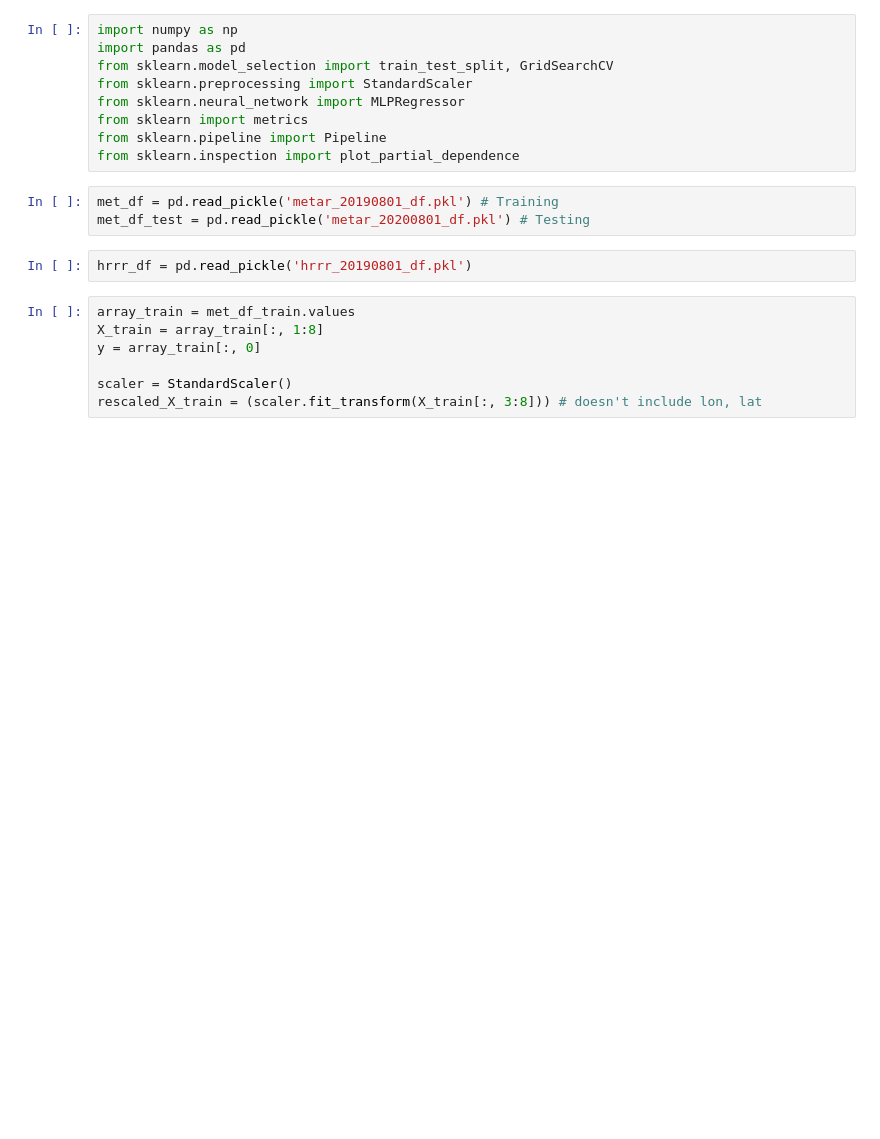
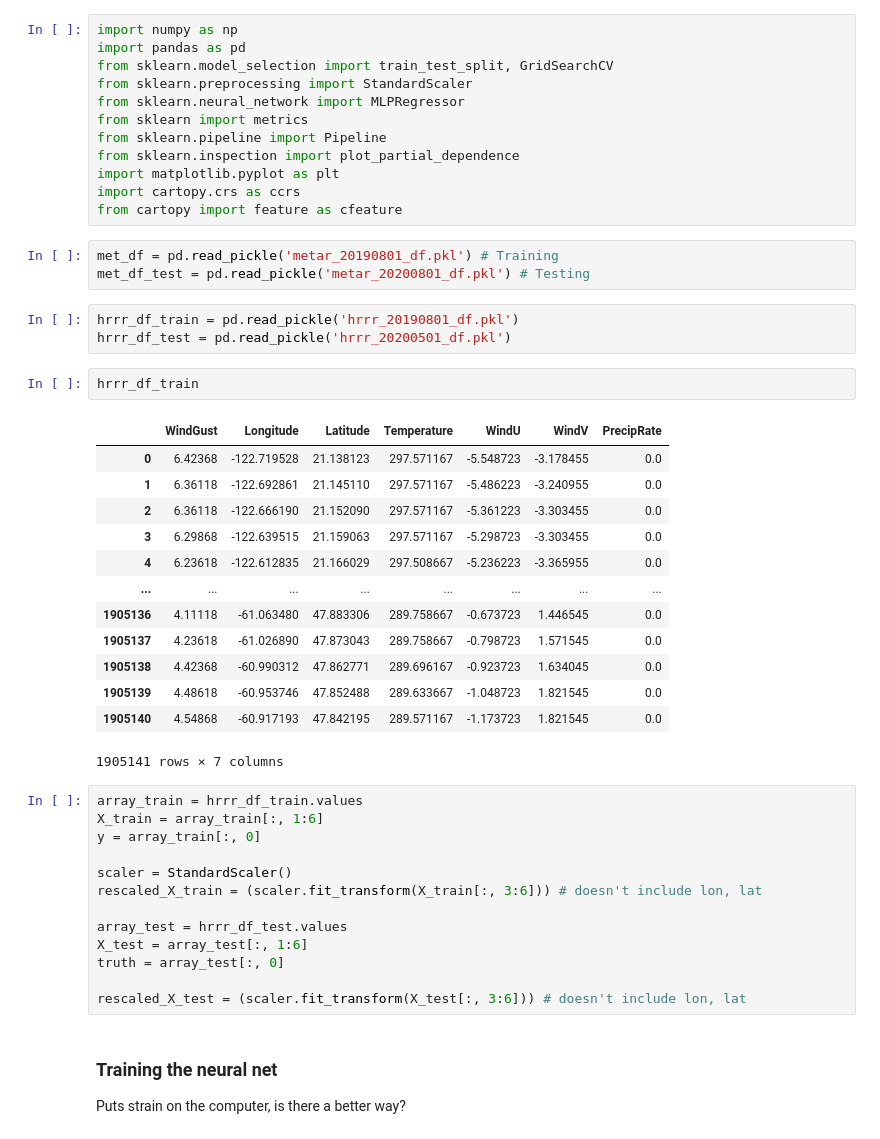
Before and after one commit to jesseturner/Wind-Gust-Predictions, a Jupyter notebook: NN_trained_hrrr.ipynb, the cells around one changed output. Drawn from its saved outputs; the diff is of its cells as text; blank space fills up the shorter version.

```diff
--- a/NN_trained_hrrr.ipynb
+++ b/NN_trained_hrrr.ipynb
@@ -7,18 +7,47 @@ from sklearn.neural_network import MLPRegressor
 from sklearn import metrics
 from sklearn.pipeline import Pipeline
 from sklearn.inspection import plot_partial_dependence
+import matplotlib.pyplot as plt
+import cartopy.crs as ccrs
+from cartopy import feature as cfeature
 # %%
 met_df = pd.read_pickle('metar_20190801_df.pkl') # Training
 met_df_test = pd.read_pickle('metar_20200801_df.pkl') # Testing
 # %%
-hrrr_df = pd.read_pickle('hrrr_20190801_df.pkl')
+hrrr_df_train = pd.read_pickle('hrrr_20190801_df.pkl')
+hrrr_df_test = pd.read_pickle('hrrr_20200501_df.pkl')
+# %%
+hrrr_df_train
+# %% [output]
+|  | WindGust | Longitude | Latitude | Temperature | WindU | WindV | PrecipRate |
+| 0 | 6.42368 | -122.719528 | 21.138123 | 297.571167 | -5.548723 | -3.178455 | 0.0 |
+| 1 | 6.36118 | -122.692861 | 21.145110 | 297.571167 | -5.486223 | -3.240955 | 0.0 |
+| 2 | 6.36118 | -122.666190 | 21.152090 | 297.571167 | -5.361223 | -3.303455 | 0.0 |
+| 3 | 6.29868 | -122.639515 | 21.159063 | 297.571167 | -5.298723 | -3.303455 | 0.0 |
+| 4 | 6.23618 | -122.612835 | 21.166029 | 297.508667 | -5.236223 | -3.365955 | 0.0 |
+| ... | ... | ... | ... | ... | ... | ... | ... |
+| 1905136 | 4.11118 | -61.063480 | 47.883306 | 289.758667 | -0.673723 | 1.446545 | 0.0 |
+| 1905137 | 4.23618 | -61.026890 | 47.873043 | 289.758667 | -0.798723 | 1.571545 | 0.0 |
+| 1905138 | 4.42368 | -60.990312 | 47.862771 | 289.696167 | -0.923723 | 1.634045 | 0.0 |
+| 1905139 | 4.48618 | -60.953746 | 47.852488 | 289.633667 | -1.048723 | 1.821545 | 0.0 |
+| 1905140 | 4.54868 | -60.917193 | 47.842195 | 289.571167 | -1.173723 | 1.821545 | 0.0 |
+1905141 rows × 7 columns
 # %%
-array_train = met_df_train.values
-X_train = array_train[:, 1:8]
+array_train = hrrr_df_train.values
+X_train = array_train[:, 1:6]
 y = array_train[:, 0]
 
 scaler = StandardScaler()
-rescaled_X_train = (scaler.fit_transform(X_train[:, 3:8])) # doesn't include lon, lat
+rescaled_X_train = (scaler.fit_transform(X_train[:, 3:6])) # doesn't include lon, lat
+
+array_test = hrrr_df_test.values
+X_test = array_test[:, 1:6]
+truth = array_test[:, 0]
+
+rescaled_X_test = (scaler.fit_transform(X_test[:, 3:6])) # doesn't include lon, lat
+# %% [markdown]
+### Training the neural net
+Puts strain on the computer, is there a better way?
 # %%
 mlp = MLPRegressor(hidden_layer_sizes=(100, 50), activation='relu', solver='adam',
                    alpha=0.0001, batch_size='auto', learning_rate='adaptive', learning_rate_init=0.001,
```
Also changed, not shown: parts of 7 cells of this notebook, 3 other files.
